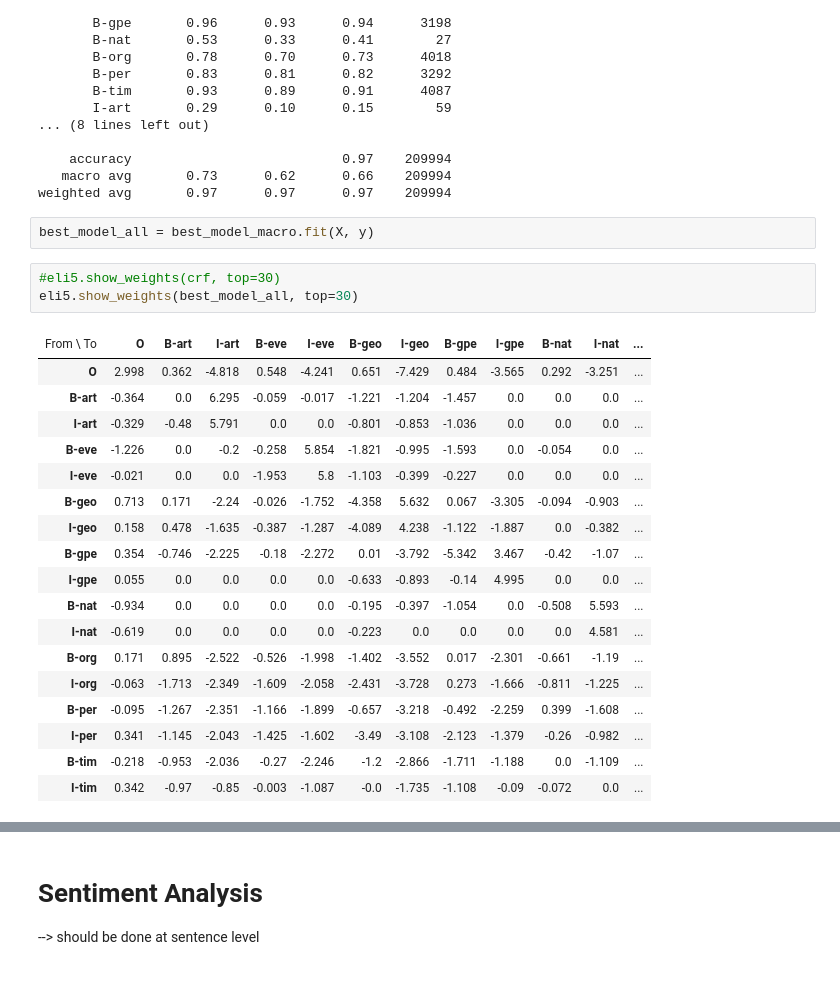
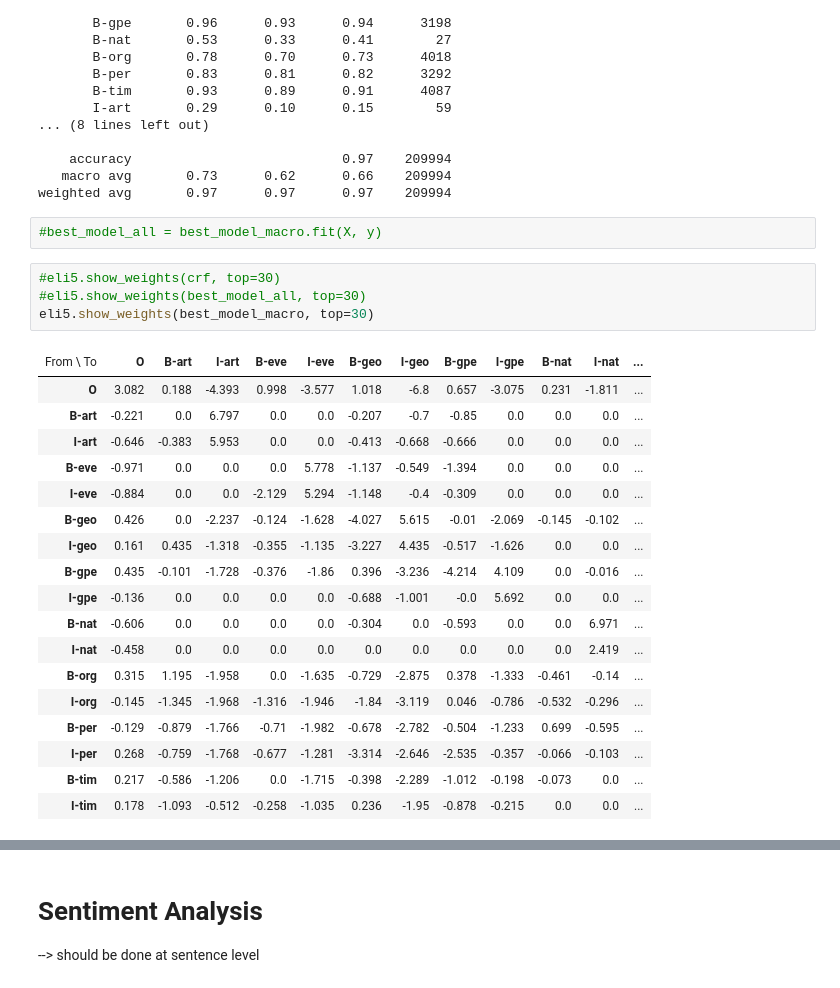
Before and after one commit to HannahUsesTheGitHub/TM, a Jupyter notebook: projectTM.ipynb, the cells around one changed output, grey strips where cells are left out. Cells and saved outputs as stored; diff of their text form.

```diff
--- a/projectTM.ipynb
+++ b/projectTM.ipynb
@@ -634,27 +634,28 @@ Report on test set:
    macro avg       0.73      0.62      0.66    209994
 weighted avg       0.97      0.97      0.97    209994
 # %%
-best_model_all = best_model_macro.fit(X, y)
+#best_model_all = best_model_macro.fit(X, y)
 # %%
 #eli5.show_weights(crf, top=30)
-eli5.show_weights(best_model_all, top=30)
+#eli5.show_weights(best_model_all, top=30)
+eli5.show_weights(best_model_macro, top=30)
 # %% [output]
 | From \ To | O | B-art | I-art | B-eve | I-eve | B-geo | I-geo | B-gpe | I-gpe | B-nat | I-nat | ... |
-| O | 2.998 | 0.362 | -4.818 | 0.548 | -4.241 | 0.651 | -7.429 | 0.484 | -3.565 | 0.292 | -3.251 | ... |
-| B-art | -0.364 | 0.0 | 6.295 | -0.059 | -0.017 | -1.221 | -1.204 | -1.457 | 0.0 | 0.0 | 0.0 | ... |
-| I-art | -0.329 | -0.48 | 5.791 | 0.0 | 0.0 | -0.801 | -0.853 | -1.036 | 0.0 | 0.0 | 0.0 | ... |
-| B-eve | -1.226 | 0.0 | -0.2 | -0.258 | 5.854 | -1.821 | -0.995 | -1.593 | 0.0 | -0.054 | 0.0 | ... |
-| I-eve | -0.021 | 0.0 | 0.0 | -1.953 | 5.8 | -1.103 | -0.399 | -0.227 | 0.0 | 0.0 | 0.0 | ... |
-| B-geo | 0.713 | 0.171 | -2.24 | -0.026 | -1.752 | -4.358 | 5.632 | 0.067 | -3.305 | -0.094 | -0.903 | ... |
-| I-geo | 0.158 | 0.478 | -1.635 | -0.387 | -1.287 | -4.089 | 4.238 | -1.122 | -1.887 | 0.0 | -0.382 | ... |
-| B-gpe | 0.354 | -0.746 | -2.225 | -0.18 | -2.272 | 0.01 | -3.792 | -5.342 | 3.467 | -0.42 | -1.07 | ... |
-| I-gpe | 0.055 | 0.0 | 0.0 | 0.0 | 0.0 | -0.633 | -0.893 | -0.14 | 4.995 | 0.0 | 0.0 | ... |
-| B-nat | -0.934 | 0.0 | 0.0 | 0.0 | 0.0 | -0.195 | -0.397 | -1.054 | 0.0 | -0.508 | 5.593 | ... |
-| I-nat | -0.619 | 0.0 | 0.0 | 0.0 | 0.0 | -0.223 | 0.0 | 0.0 | 0.0 | 0.0 | 4.581 | ... |
-| B-org | 0.171 | 0.895 | -2.522 | -0.526 | -1.998 | -1.402 | -3.552 | 0.017 | -2.301 | -0.661 | -1.19 | ... |
-| I-org | -0.063 | -1.713 | -2.349 | -1.609 | -2.058 | -2.431 | -3.728 | 0.273 | -1.666 | -0.811 | -1.225 | ... |
-| B-per | -0.095 | -1.267 | -2.351 | -1.166 | -1.899 | -0.657 | -3.218 | -0.492 | -2.259 | 0.399 | -1.608 | ... |
-| I-per | 0.341 | -1.145 | -2.043 | -1.425 | -1.602 | -3.49 | -3.108 | -2.123 | -1.379 | -0.26 | -0.982 | ... |
-| B-tim | -0.218 | -0.953 | -2.036 | -0.27 | -2.246 | -1.2 | -2.866 | -1.711 | -1.188 | 0.0 | -1.109 | ... |
-| I-tim | 0.342 | -0.97 | -0.85 | -0.003 | -1.087 | -0.0 | -1.735 | -1.108 | -0.09 | -0.072 | 0.0 | ... |
+| O | 3.082 | 0.188 | -4.393 | 0.998 | -3.577 | 1.018 | -6.8 | 0.657 | -3.075 | 0.231 | -1.811 | ... |
+| B-art | -0.221 | 0.0 | 6.797 | 0.0 | 0.0 | -0.207 | -0.7 | -0.85 | 0.0 | 0.0 | 0.0 | ... |
+| I-art | -0.646 | -0.383 | 5.953 | 0.0 | 0.0 | -0.413 | -0.668 | -0.666 | 0.0 | 0.0 | 0.0 | ... |
+| B-eve | -0.971 | 0.0 | 0.0 | 0.0 | 5.778 | -1.137 | -0.549 | -1.394 | 0.0 | 0.0 | 0.0 | ... |
+| I-eve | -0.884 | 0.0 | 0.0 | -2.129 | 5.294 | -1.148 | -0.4 | -0.309 | 0.0 | 0.0 | 0.0 | ... |
+| B-geo | 0.426 | 0.0 | -2.237 | -0.124 | -1.628 | -4.027 | 5.615 | -0.01 | -2.069 | -0.145 | -0.102 | ... |
+| I-geo | 0.161 | 0.435 | -1.318 | -0.355 | -1.135 | -3.227 | 4.435 | -0.517 | -1.626 | 0.0 | 0.0 | ... |
+| B-gpe | 0.435 | -0.101 | -1.728 | -0.376 | -1.86 | 0.396 | -3.236 | -4.214 | 4.109 | 0.0 | -0.016 | ... |
+| I-gpe | -0.136 | 0.0 | 0.0 | 0.0 | 0.0 | -0.688 | -1.001 | -0.0 | 5.692 | 0.0 | 0.0 | ... |
+| B-nat | -0.606 | 0.0 | 0.0 | 0.0 | 0.0 | -0.304 | 0.0 | -0.593 | 0.0 | 0.0 | 6.971 | ... |
+| I-nat | -0.458 | 0.0 | 0.0 | 0.0 | 0.0 | 0.0 | 0.0 | 0.0 | 0.0 | 0.0 | 2.419 | ... |
+| B-org | 0.315 | 1.195 | -1.958 | 0.0 | -1.635 | -0.729 | -2.875 | 0.378 | -1.333 | -0.461 | -0.14 | ... |
+| I-org | -0.145 | -1.345 | -1.968 | -1.316 | -1.946 | -1.84 | -3.119 | 0.046 | -0.786 | -0.532 | -0.296 | ... |
+| B-per | -0.129 | -0.879 | -1.766 | -0.71 | -1.982 | -0.678 | -2.782 | -0.504 | -1.233 | 0.699 | -0.595 | ... |
+| I-per | 0.268 | -0.759 | -1.768 | -0.677 | -1.281 | -3.314 | -2.646 | -2.535 | -0.357 | -0.066 | -0.103 | ... |
+| B-tim | 0.217 | -0.586 | -1.206 | 0.0 | -1.715 | -0.398 | -2.289 | -1.012 | -0.198 | -0.073 | 0.0 | ... |
+| I-tim | 0.178 | -1.093 | -0.512 | -0.258 | -1.035 | 0.236 | -1.95 | -0.878 | -0.215 | 0.0 | 0.0 | ... |
 | y=O top features | y=B-art top features | y=I-art top features | y=B-eve top features | y=I-eve top features | ... |
```
Also changed, not shown: parts of 4 cells of this notebook, 2 other files.
